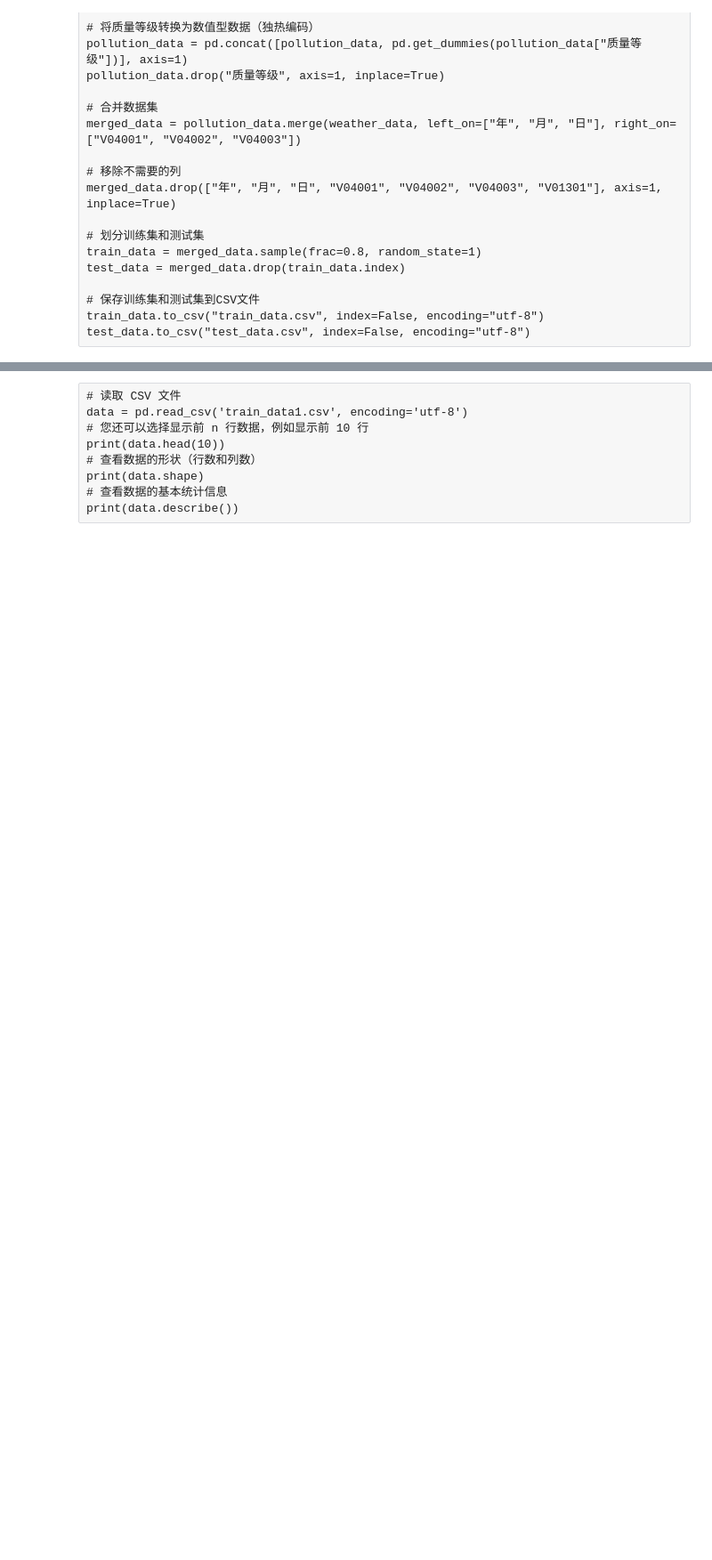
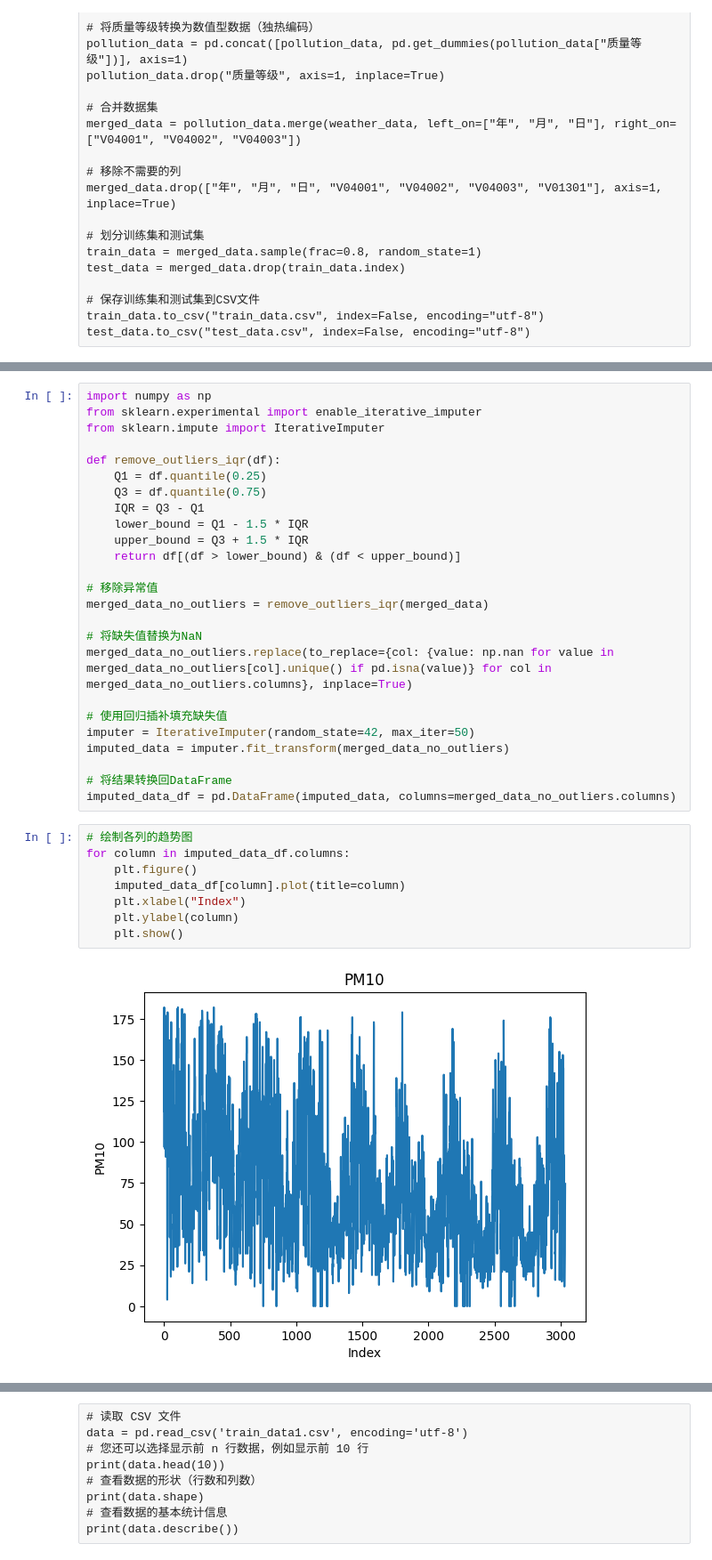
Before and after one commit to 1yangliwen/mathematical-modeling, a Jupyter notebook: C题：空气质量预测.ipynb, the cells around one changed output, grey strips where cells are left out. Shown at 89% size. Drawn from its saved outputs; the diff is of its cells as text; blank space fills up the shorter version.

```diff
--- a/C题：空气质量预测.ipynb
+++ b/C题：空气质量预测.ipynb
@@ -55,0 +72,35 @@ test_data.to_csv("test_data1.csv", index=False, encoding="utf-8")
+# %%
+import numpy as np
+from sklearn.experimental import enable_iterative_imputer
+from sklearn.impute import IterativeImputer
+
+def remove_outliers_iqr(df):
+    Q1 = df.quantile(0.25)
+    Q3 = df.quantile(0.75)
+    IQR = Q3 - Q1
+    lower_bound = Q1 - 1.5 * IQR
+    upper_bound = Q3 + 1.5 * IQR
+    return df[(df > lower_bound) & (df < upper_bound)]
+
+# 移除异常值
+merged_data_no_outliers = remove_outliers_iqr(merged_data)
+
+# 将缺失值替换为NaN
+merged_data_no_outliers.replace(to_replace={col: {value: np.nan for value in merged_data_no_outliers[col].unique() if pd.isna(value)} for col in merged_data_no_outliers.columns}, inplace=True)
+
+# 使用回归插补填充缺失值
+imputer = IterativeImputer(random_state=42, max_iter=50)
+imputed_data = imputer.fit_transform(merged_data_no_outliers)
+
+# 将结果转换回DataFrame
+imputed_data_df = pd.DataFrame(imputed_data, columns=merged_data_no_outliers.columns)
+# %%
+# 绘制各列的趋势图
+for column in imputed_data_df.columns:
+    plt.figure()
+    imputed_data_df[column].plot(title=column)
+    plt.xlabel("Index")
+    plt.ylabel(column)
+    plt.show()
+# %% [output]
+[figure, added]
```
Also changed, not shown: parts of 15 cells of this notebook.
